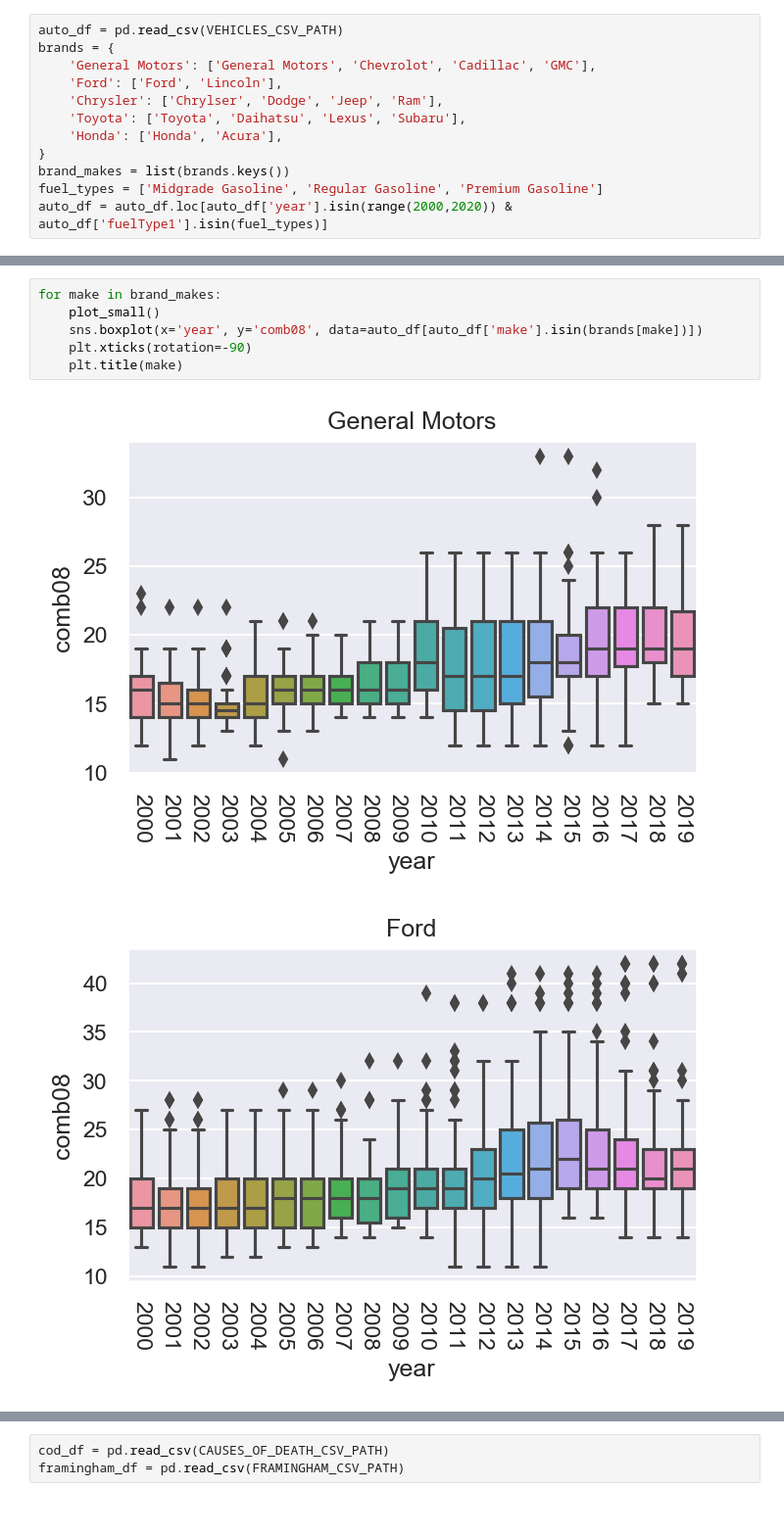
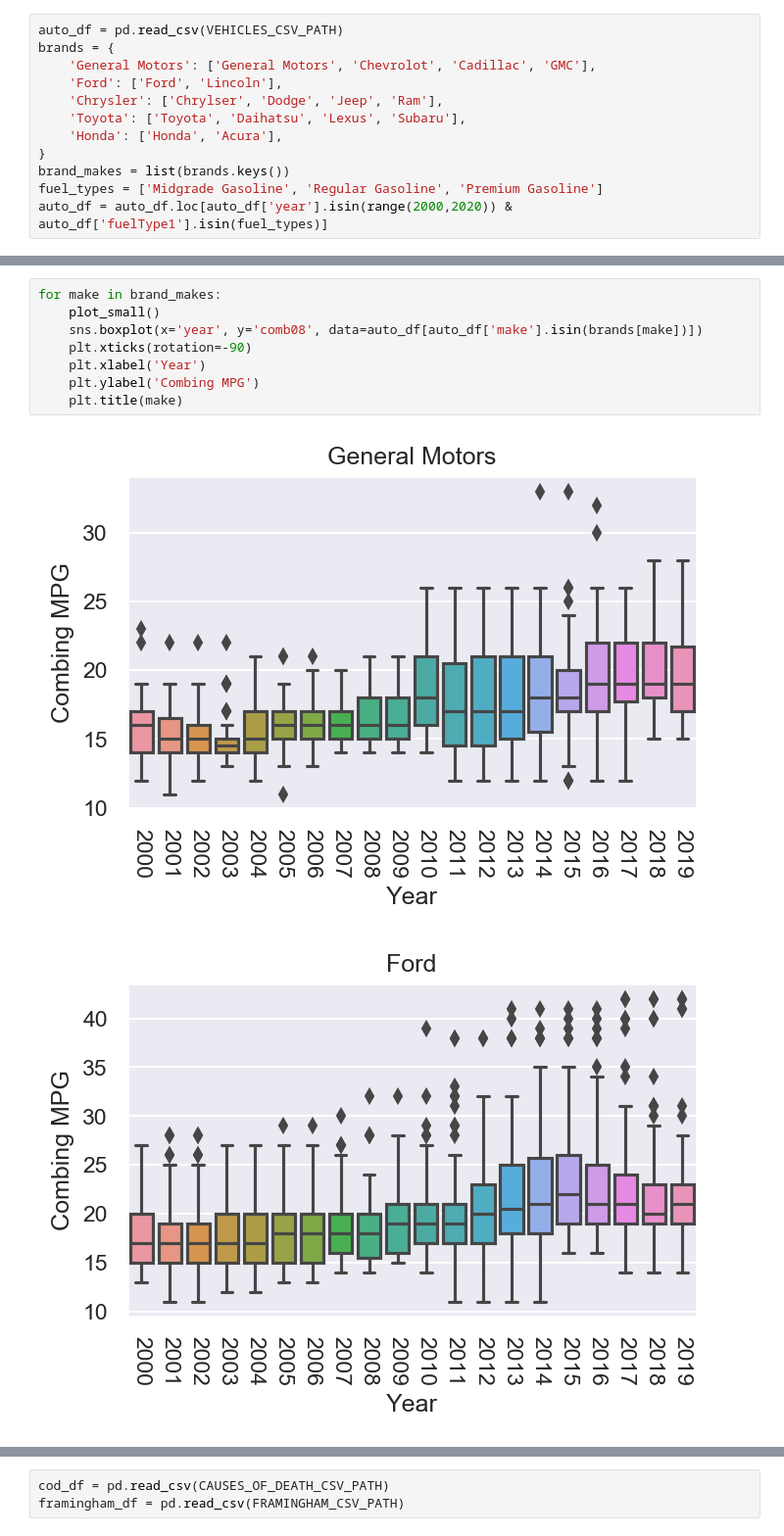
Before and after one commit to mnvsngv/cs696-bigdata, a Jupyter notebook: Assignment 2/Assignment 2.ipynb, the cells around one changed output, grey strips where cells are left out. Shown at 98% size. Saved outputs shown, nothing was run; the diff lists cells and outputs as text.

```diff
--- a/Assignment 2/Assignment 2.ipynb
+++ b/Assignment 2/Assignment 2.ipynb
@@ -31,9 +56,11 @@ auto_df = auto_df.loc[auto_df['year'].isin(range(2000,2020)) & auto_df['fuelType
 # %%
 for make in brand_makes:
     plot_small()
     sns.boxplot(x='year', y='comb08', data=auto_df[auto_df['make'].isin(brands[make])])
     plt.xticks(rotation=-90)
+    plt.xlabel('Year')
+    plt.ylabel('Combing MPG')
     plt.title(make)
 # %% [output]
-[figure, old version]
+[figure, new version]
-[figure, old version]
+[figure, new version]
```
Also changed, not shown: parts of 30 cells of this notebook.
